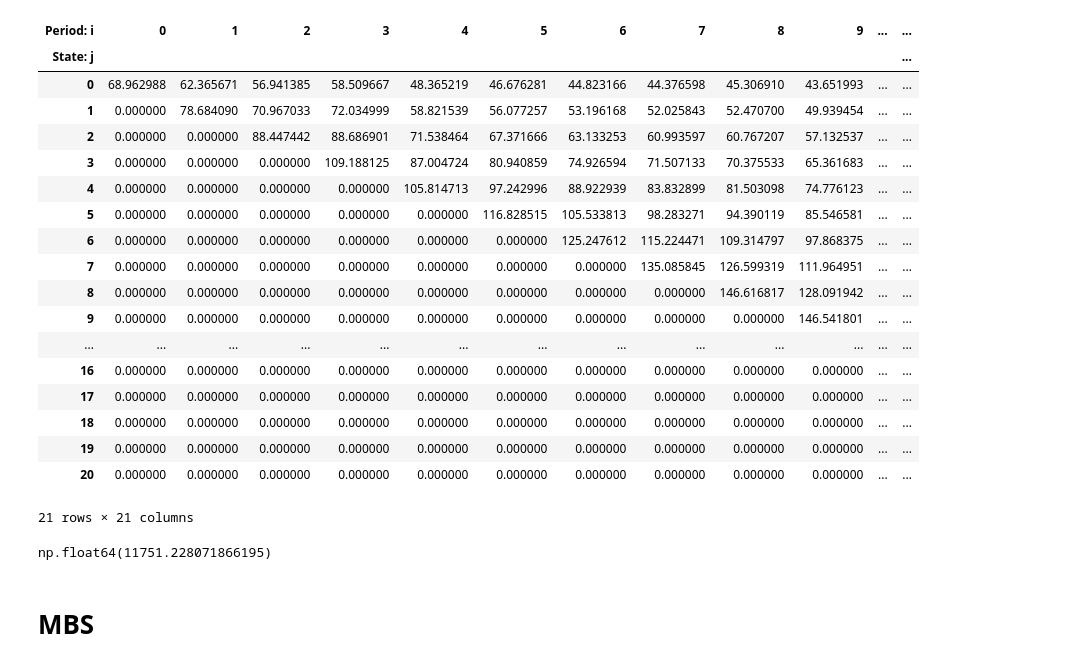
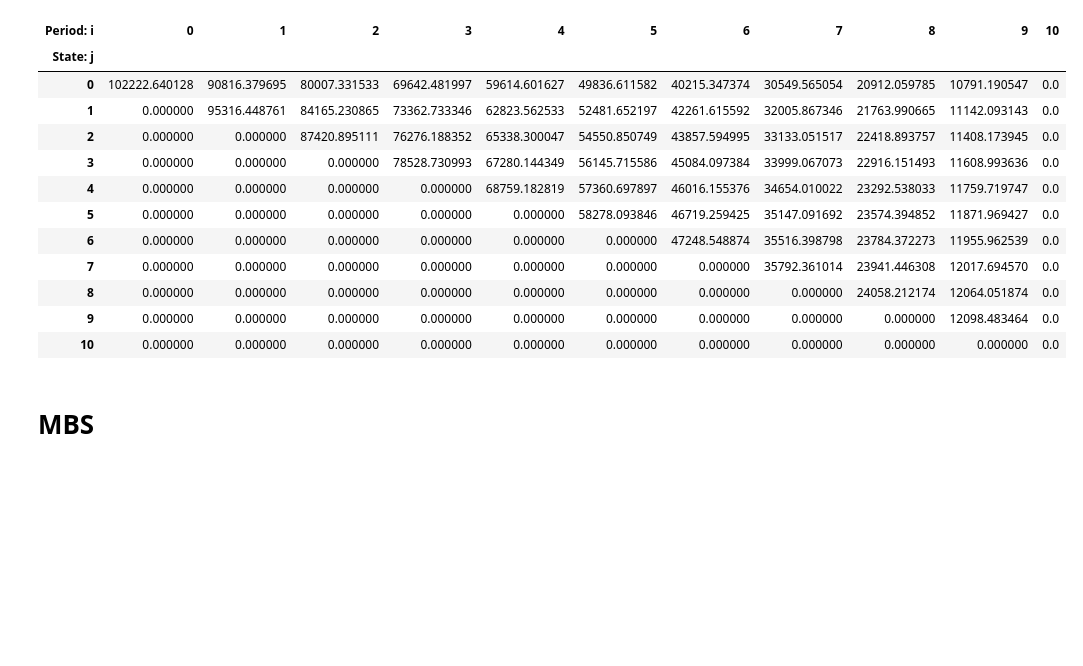
Before and after one commit to Pj-354/FICC-Coursework, a Jupyter notebook: FICC_Summative_Assignment_v2_good.ipynb, the cells around one changed output. Cells and saved outputs as stored; diff of their text form; code cells hidden in the pictures; blank space fills up the shorter version.

```diff
--- a/FICC_Summative_Assignment_v2_good.ipynb
+++ b/FICC_Summative_Assignment_v2_good.ipynb
@@ -37,35 +37,22 @@ def ZCB_Value_Tree(binomial_tree, dt = dt, par_value = 100, test=False):
             value_tree[j, i] = 0.5 * (value_tree[j, i+1] + value_tree[j+1, i+1]) * np.exp(-binomial_tree[j, i] * dt)
 
     return value_tree
-# %%
-Ten_Year_RN_Tree = Building_Tree_HL_BDT(theta=HL_Calibrated_thetas, pricing_model='HL', r0 = r0, volatility=rate_vol, number_of_periods= 20)
-Ten_Year_ZCB_Tree = array2dataframe(ZCB_Value_Tree(binomial_tree=tree))
-array2dataframe(Ten_Year_ZCB_Tree)
-# %% [output]
-| Period: i | 0 | 1 | 2 | 3 | 4 | 5 | 6 | 7 | 8 | 9 | ... | ... |
-| State: j |  |  |  |  |  |  |  |  |  |  |  | ... |
-| 0 | 68.962988 | 62.365671 | 56.941385 | 58.509667 | 48.365219 | 46.676281 | 44.823166 | 44.376598 | 45.306910 | 43.651993 | ... | ... |
-| 1 | 0.000000 | 78.684090 | 70.967033 | 72.034999 | 58.821539 | 56.077257 | 53.196168 | 52.025843 | 52.470700 | 49.939454 | ... | ... |
-| 2 | 0.000000 | 0.000000 | 88.447442 | 88.686901 | 71.538464 | 67.371666 | 63.133253 | 60.993597 | 60.767207 | 57.132537 | ... | ... |
-| 3 | 0.000000 | 0.000000 | 0.000000 | 109.188125 | 87.004724 | 80.940859 | 74.926594 | 71.507133 | 70.375533 | 65.361683 | ... | ... |
-| 4 | 0.000000 | 0.000000 | 0.000000 | 0.000000 | 105.814713 | 97.242996 | 88.922939 | 83.832899 | 81.503098 | 74.776123 | ... | ... |
-| 5 | 0.000000 | 0.000000 | 0.000000 | 0.000000 | 0.000000 | 116.828515 | 105.533813 | 98.283271 | 94.390119 | 85.546581 | ... | ... |
-| 6 | 0.000000 | 0.000000 | 0.000000 | 0.000000 | 0.000000 | 0.000000 | 125.247612 | 115.224471 | 109.314797 | 97.868375 | ... | ... |
-| 7 | 0.000000 | 0.000000 | 0.000000 | 0.000000 | 0.000000 | 0.000000 | 0.000000 | 135.085845 | 126.599319 | 111.964951 | ... | ... |
-| 8 | 0.000000 | 0.000000 | 0.000000 | 0.000000 | 0.000000 | 0.000000 | 0.000000 | 0.000000 | 146.616817 | 128.091942 | ... | ... |
-| 9 | 0.000000 | 0.000000 | 0.000000 | 0.000000 | 0.000000 | 0.000000 | 0.000000 | 0.000000 | 0.000000 | 146.541801 | ... | ... |
-| ... | ... | ... | ... | ... | ... | ... | ... | ... | ... | ... | ... | ... |
-| 16 | 0.000000 | 0.000000 | 0.000000 | 0.000000 | 0.000000 | 0.000000 | 0.000000 | 0.000000 | 0.000000 | 0.000000 | ... | ... |
-| 17 | 0.000000 | 0.000000 | 0.000000 | 0.000000 | 0.000000 | 0.000000 | 0.000000 | 0.000000 | 0.000000 | 0.000000 | ... | ... |
-| 18 | 0.000000 | 0.000000 | 0.000000 | 0.000000 | 0.000000 | 0.000000 | 0.000000 | 0.000000 | 0.000000 | 0.000000 | ... | ... |
-| 19 | 0.000000 | 0.000000 | 0.000000 | 0.000000 | 0.000000 | 0.000000 | 0.000000 | 0.000000 | 0.000000 | 0.000000 | ... | ... |
-| 20 | 0.000000 | 0.000000 | 0.000000 | 0.000000 | 0.000000 | 0.000000 | 0.000000 | 0.000000 | 0.000000 | 0.000000 | ... | ... |
-21 rows × 21 columns
-# %%
-ZCB_Prices[19]
-mortgage_value_no_prepay()[3][9]
-# %% [output]
-np.float64(11751.228071866195)
+# %%
+array2dataframe(mortgage_value_no_prepay()[0])
+# %% [output]
+| Period: i | 0 | 1 | 2 | 3 | 4 | 5 | 6 | 7 | 8 | 9 | 10 |
+| State: j |  |  |  |  |  |  |  |  |  |  |  |
+| 0 | 102222.640128 | 90816.379695 | 80007.331533 | 69642.481997 | 59614.601627 | 49836.611582 | 40215.347374 | 30549.565054 | 20912.059785 | 10791.190547 | 0.0 |
+| 1 | 0.000000 | 95316.448761 | 84165.230865 | 73362.733346 | 62823.562533 | 52481.652197 | 42261.615592 | 32005.867346 | 21763.990665 | 11142.093143 | 0.0 |
+| 2 | 0.000000 | 0.000000 | 87420.895111 | 76276.188352 | 65338.300047 | 54550.850749 | 43857.594995 | 33133.051517 | 22418.893757 | 11408.173945 | 0.0 |
+| 3 | 0.000000 | 0.000000 | 0.000000 | 78528.730993 | 67280.144349 | 56145.715586 | 45084.097384 | 33999.067073 | 22916.151493 | 11608.993636 | 0.0 |
+| 4 | 0.000000 | 0.000000 | 0.000000 | 0.000000 | 68759.182819 | 57360.697897 | 46016.155376 | 34654.010022 | 23292.538033 | 11759.719747 | 0.0 |
+| 5 | 0.000000 | 0.000000 | 0.000000 | 0.000000 | 0.000000 | 58278.093846 | 46719.259425 | 35147.091692 | 23574.394852 | 11871.969427 | 0.0 |
+| 6 | 0.000000 | 0.000000 | 0.000000 | 0.000000 | 0.000000 | 0.000000 | 47248.548874 | 35516.398798 | 23784.372273 | 11955.962539 | 0.0 |
+| 7 | 0.000000 | 0.000000 | 0.000000 | 0.000000 | 0.000000 | 0.000000 | 0.000000 | 35792.361014 | 23941.446308 | 12017.694570 | 0.0 |
+| 8 | 0.000000 | 0.000000 | 0.000000 | 0.000000 | 0.000000 | 0.000000 | 0.000000 | 0.000000 | 24058.212174 | 12064.051874 | 0.0 |
+| 9 | 0.000000 | 0.000000 | 0.000000 | 0.000000 | 0.000000 | 0.000000 | 0.000000 | 0.000000 | 0.000000 | 12098.483464 | 0.0 |
+| 10 | 0.000000 | 0.000000 | 0.000000 | 0.000000 | 0.000000 | 0.000000 | 0.000000 | 0.000000 | 0.000000 | 0.000000 | 0.0 |
 # %% [markdown]
 # MBS
 # %%
```
Also changed, not shown: parts of 7 cells of this notebook.
